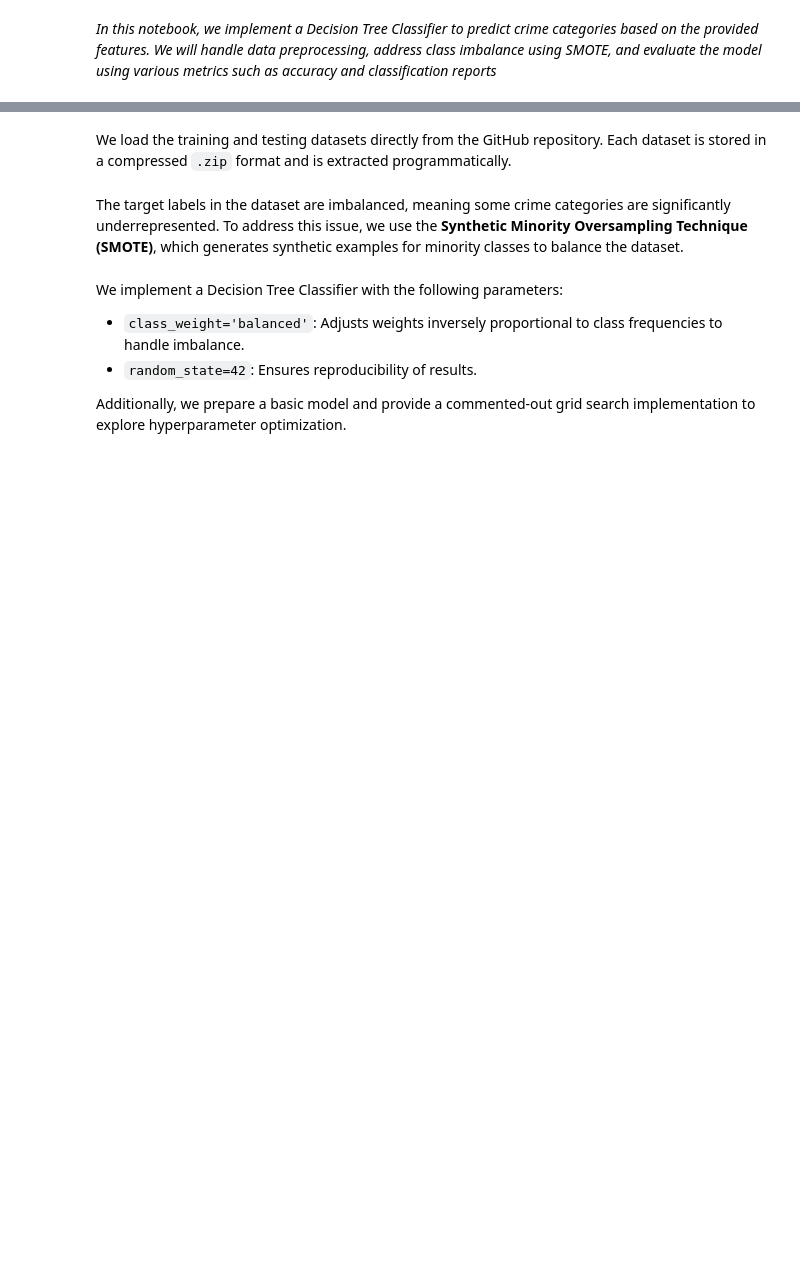
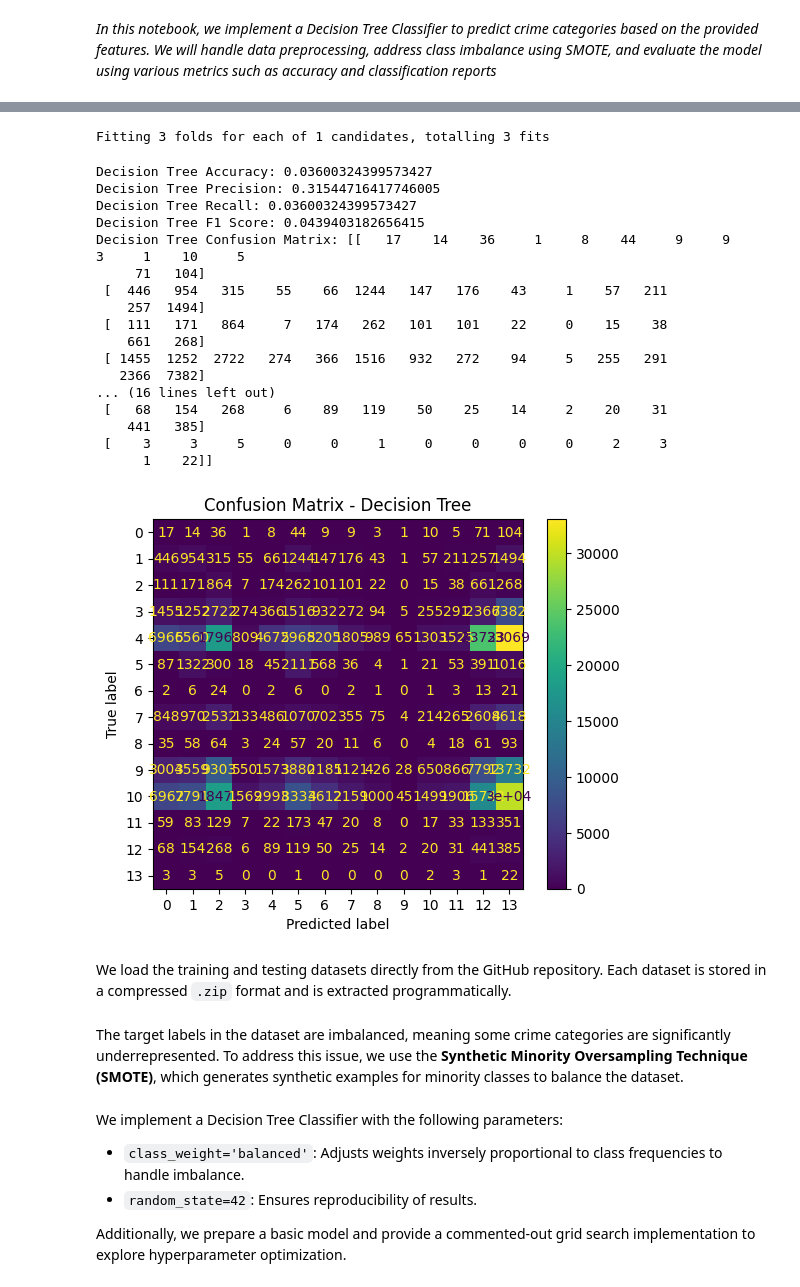
Before and after one commit to orifelszer/CrimeData, a Jupyter notebook: DecisionTree.ipynb, the cells around one changed output, grey strips where cells are left out. Drawn from its saved outputs; the diff is of its cells as text; code cells hidden in the pictures; blank space fills up the shorter version.

```diff
--- a/DecisionTree.ipynb
+++ b/DecisionTree.ipynb
@@ -5 +137,49 @@
+# %%
+# Fit GridSearchCV
+grid_search.fit(X_train_balanced, y_train_balanced)
+
+# Predict on the test set using the best estimator from GridSearchCV
+y_pred_dt = grid_search.best_estimator_.predict(X_test)
+# %% [output]
+Fitting 3 folds for each of 1 candidates, totalling 3 fits
+# %%
+# Evaluation function
+def evaluate_model(y_true, y_pred, average='weighted'):
+    metrics = {
+        "Accuracy": accuracy_score(y_true, y_pred),
+        "Precision": precision_score(y_true, y_pred, average=average, zero_division=0),
+        "Recall": recall_score(y_true, y_pred, average=average, zero_division=0),
+        "F1 Score": f1_score(y_true, y_pred, average=average, zero_division=0),
+        "Confusion Matrix": confusion_matrix(y_true, y_pred)
+    }
+    return metrics
+# %%
+# Evaluate Decision Tree model
+dt_metrics = evaluate_model(y_test, y_pred_dt)
+for metric, value in dt_metrics.items():
+    print(f"Decision Tree {metric}: {value}")
+
+# Plot the confusion matrix
+ConfusionMatrixDisplay.from_estimator(grid_search.best_estimator_, X_test, y_test, cmap='viridis')
+plt.title("Confusion Matrix - Decision Tree")
+plt.show()
+# %% [output]
+Decision Tree Accuracy: 0.03600324399573427
+Decision Tree Precision: 0.31544716417746005
+Decision Tree Recall: 0.03600324399573427
+Decision Tree F1 Score: 0.0439403182656415
+Decision Tree Confusion Matrix: [[   17    14    36     1     8    44     9     9     3     1    10     5
+     71   104]
+ [  446   954   315    55    66  1244   147   176    43     1    57   211
+    257  1494]
+ [  111   171   864     7   174   262   101   101    22     0    15    38
+    661   268]
+ [ 1455  1252  2722   274   366  1516   932   272    94     5   255   291
+   2366  7382]
+... (16 lines left out)
+ [   68   154   268     6    89   119    50    25    14     2    20    31
+    441   385]
+ [    3     3     5     0     0     1     0     0     0     0     2     3
+      1    22]]
+[figure, added]
 # %%
```
Also changed, not shown: parts of 8 cells of this notebook.
